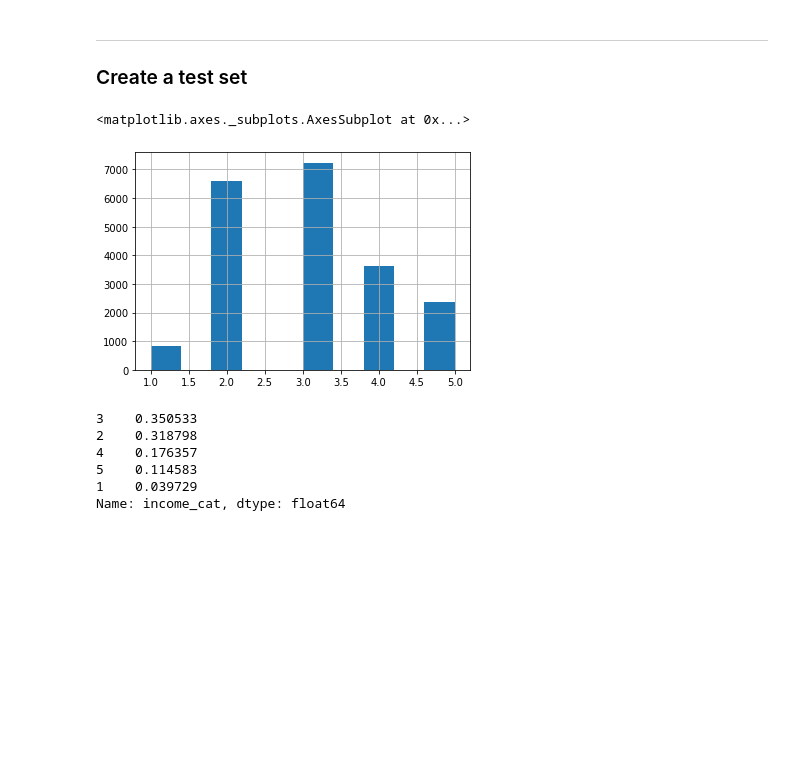
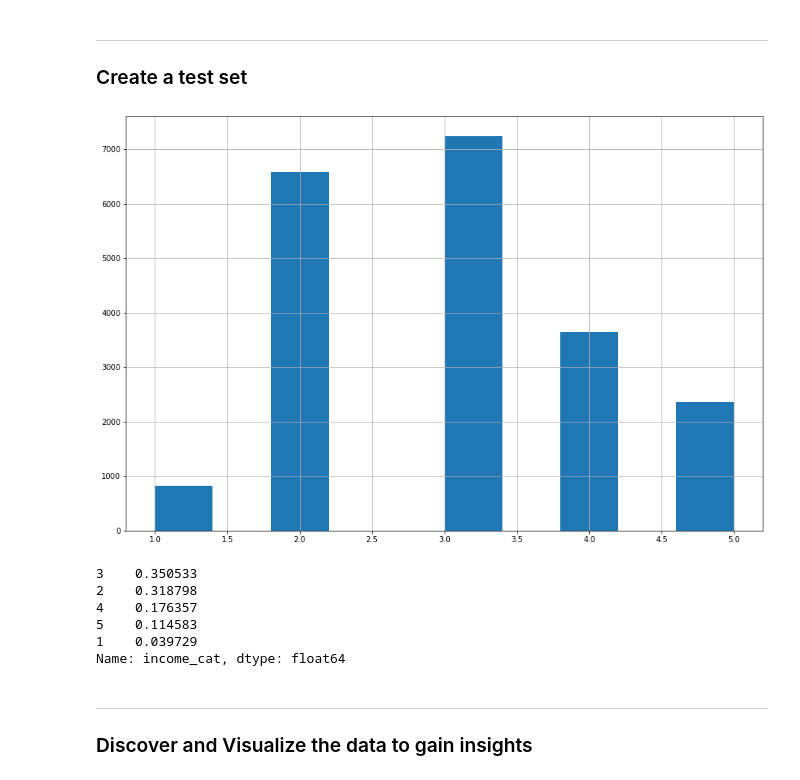
Before and after one commit to biagiozaffora/Data_science, a Jupyter notebook: Hands_on_ML_with_scikit_learn_keras_tensorflow.ipynb, the cells around one changed output. Cells and saved outputs as stored; diff of their text form; code cells hidden in the pictures; blank space fills up the shorter version.

Commit message:
Added few EDA and data cleaning examples

```diff
--- a/Hands_on_ML_with_scikit_learn_keras_tensorflow.ipynb
+++ b/Hands_on_ML_with_scikit_learn_keras_tensorflow.ipynb
@@ -144,11 +146,11 @@ train_set, test_set = train_test_split(housing, test_size=0.2, random_state=42)
 # %%
 housing['income_cat'] = pd.cut(housing['median_income'],
                               bins=[0., 1.5, 3.0, 4.5, 6.0, np.inf],
                               labels=[1, 2, 3, 4, 5])
-housing['income_cat'].hist()
+housing['income_cat'].hist(figsize=(15, 10))
+plt.show()
 # %% [output]
-<matplotlib.axes._subplots.AxesSubplot at 0x...>
-[figure, old version]
+[figure, new version]
 # %%
 from sklearn.model_selection import StratifiedShuffleSplit
 
@@ -168,3 +170,6 @@ Name: income_cat, dtype: float64
 # %%
 for set_ in (strat_train_set, strat_test_set):
     set_.drop('income_cat', axis=1, inplace=True)
+# %% [markdown]
+***
+### Discover and Visualize the data to gain insights
```
Also changed, not shown: parts of 20 cells of this notebook.
